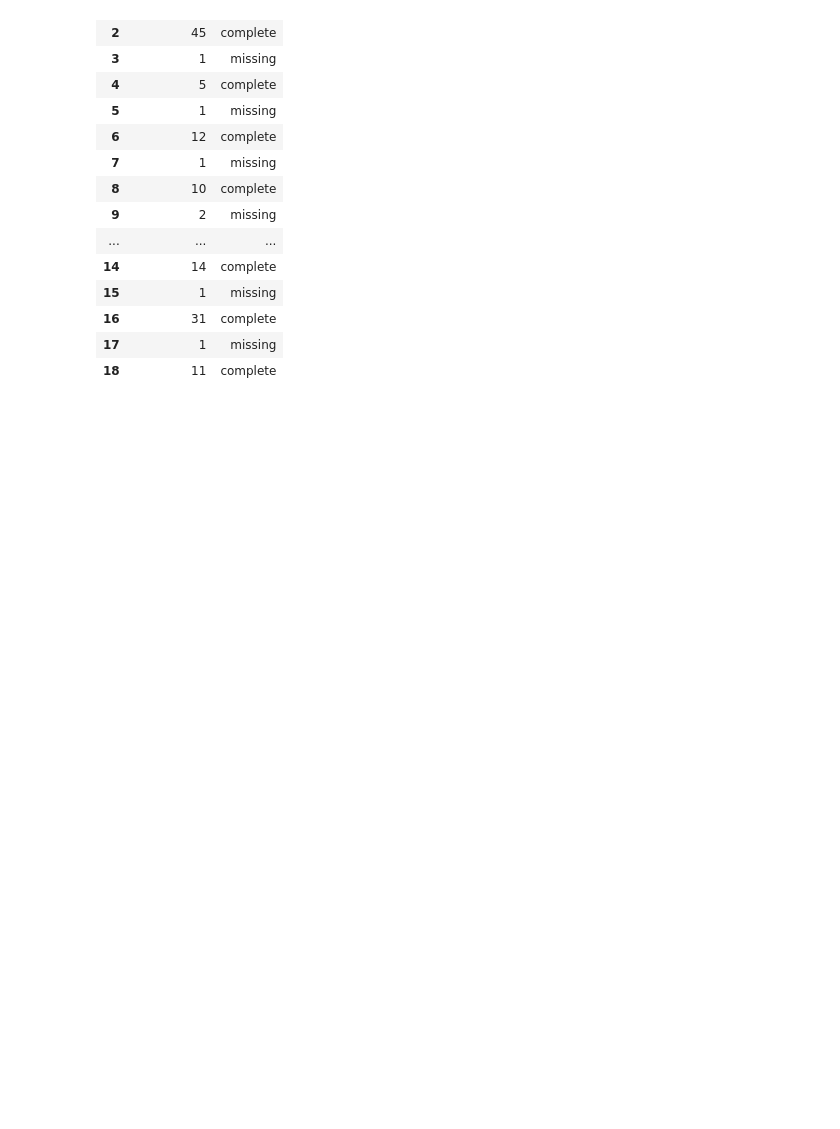
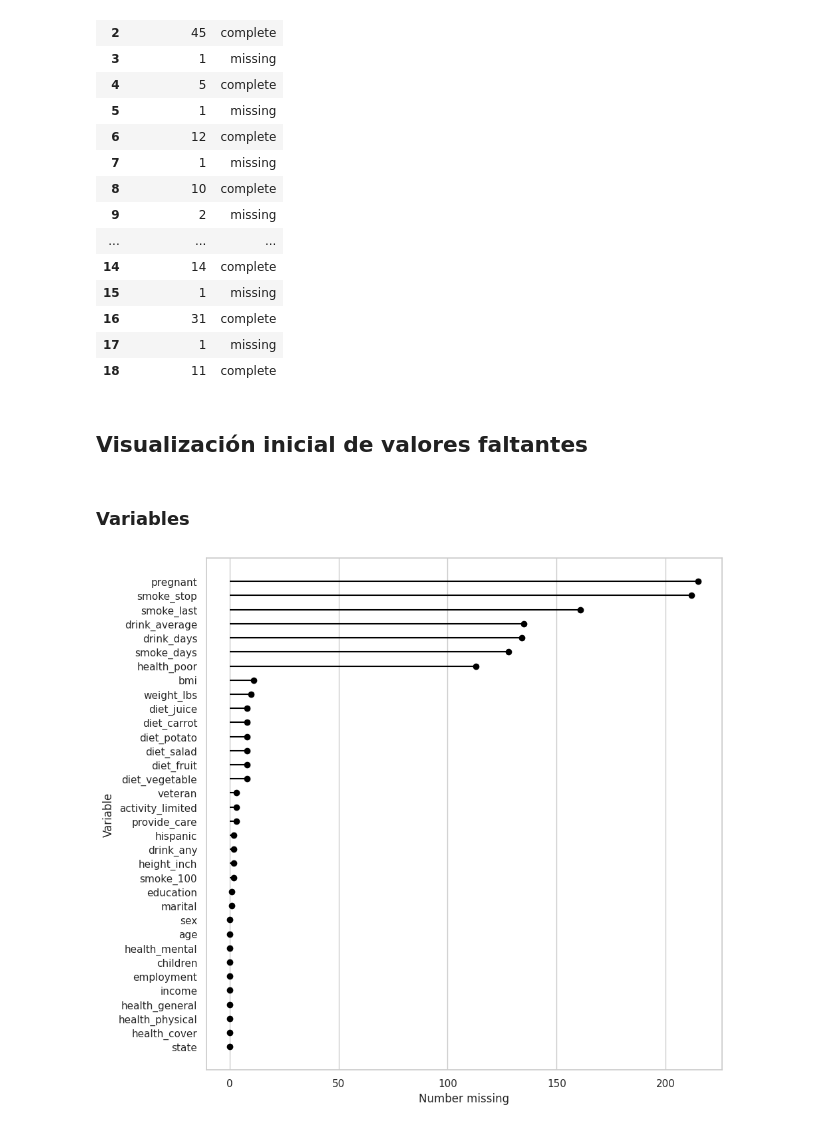
Before and after one commit to ArnolPlazas/manejo_datos_faltantes, a Jupyter notebook: exploration-missing-values.ipynb, the cells around one changed output. Cells and saved outputs as stored; diff of their text form; code cells hidden in the pictures; blank space fills up the shorter version.

Commit message:
Visualización de valores faltantes.

```diff
--- a/exploration-missing-values.ipynb
+++ b/exploration-missing-values.ipynb
@@ -426,3 +426,11 @@ riskfactors_df.missing.missing_case_table()
 | 16 | 31 | complete |
 | 17 | 1 | missing |
 | 18 | 11 | complete |
+# %% [markdown]
+## Visualización inicial de valores faltantes
+# %% [markdown]
+### Variables
+# %%
+riskfactors_df.missing.missing_variable_plot()
+# %% [output]
+[figure, added]
```
Also changed, not shown: parts of 6 cells of this notebook.
